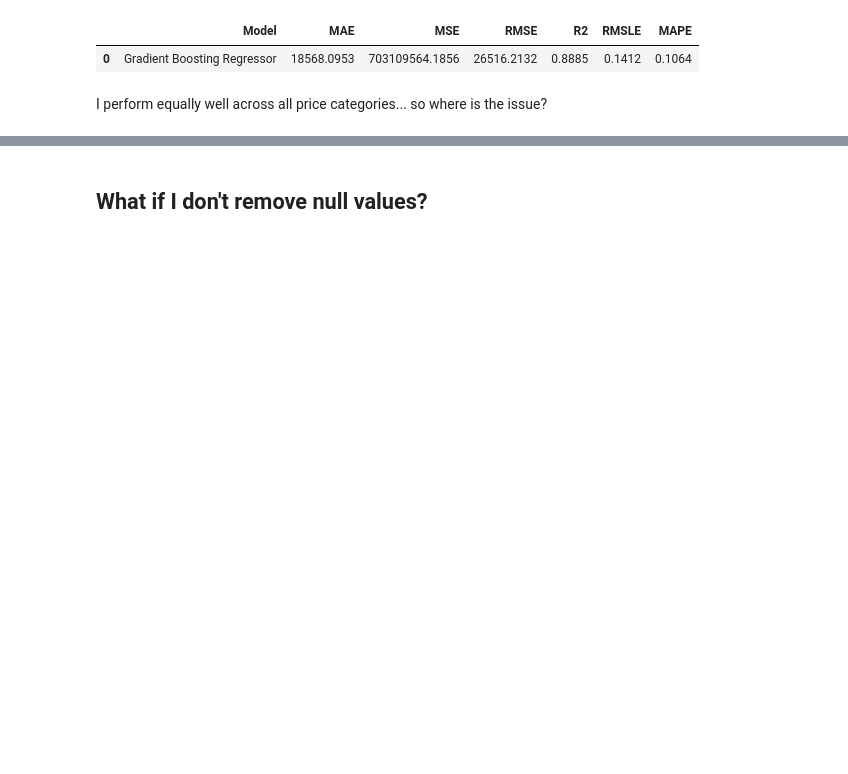
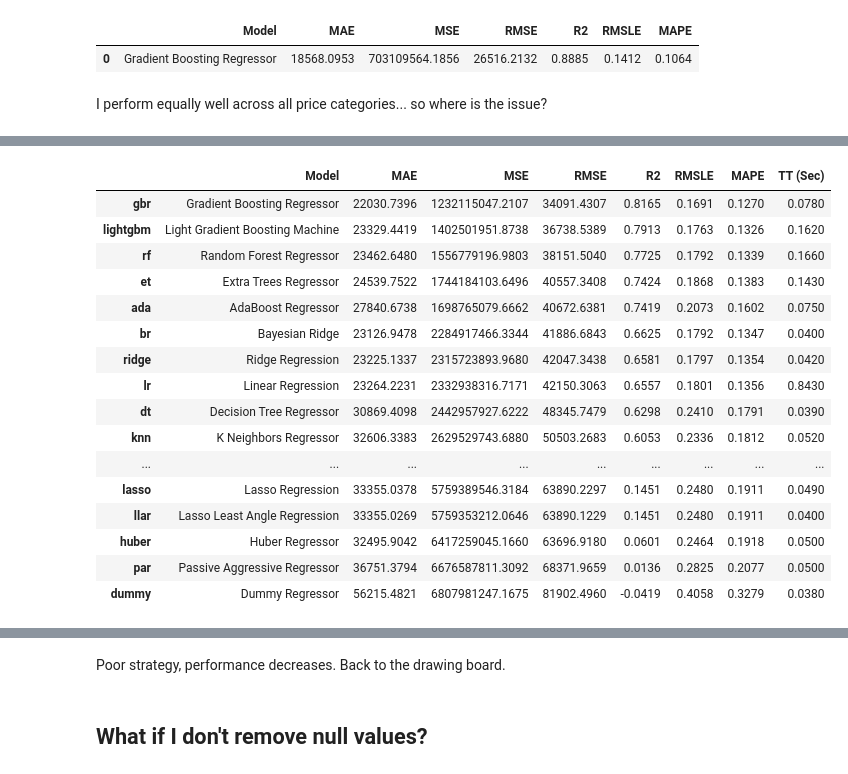
Before and after one commit to sabinagio/house-price-prediction, a Jupyter notebook: notebooks/03-feature-engineering.ipynb, the cells around one changed output, grey strips where cells are left out. Saved outputs shown, nothing was run; the diff lists cells and outputs as text; code cells hidden in the pictures; blank space fills up the shorter version.

```diff
--- a/notebooks/03-feature-engineering.ipynb
+++ b/notebooks/03-feature-engineering.ipynb
@@ -271,0 +349,3 @@ train_pred.sort_values(by='error', ascending=False)
+# %%
+model = compare_models()
+# %% [output]
@@ -271,0 +353,17 @@ train_pred.sort_values(by='error', ascending=False)
+|  | Model | MAE | MSE | RMSE | R2 | RMSLE | MAPE | TT (Sec) |
+| gbr | Gradient Boosting Regressor | 22030.7396 | 1232115047.2107 | 34091.4307 | 0.8165 | 0.1691 | 0.1270 | 0.0780 |
+| lightgbm | Light Gradient Boosting Machine | 23329.4419 | 1402501951.8738 | 36738.5389 | 0.7913 | 0.1763 | 0.1326 | 0.1620 |
+| rf | Random Forest Regressor | 23462.6480 | 1556779196.9803 | 38151.5040 | 0.7725 | 0.1792 | 0.1339 | 0.1660 |
+| et | Extra Trees Regressor | 24539.7522 | 1744184103.6496 | 40557.3408 | 0.7424 | 0.1868 | 0.1383 | 0.1430 |
+| ada | AdaBoost Regressor | 27840.6738 | 1698765079.6662 | 40672.6381 | 0.7419 | 0.2073 | 0.1602 | 0.0750 |
+| br | Bayesian Ridge | 23126.9478 | 2284917466.3344 | 41886.6843 | 0.6625 | 0.1792 | 0.1347 | 0.0400 |
+| ridge | Ridge Regression | 23225.1337 | 2315723893.9680 | 42047.3438 | 0.6581 | 0.1797 | 0.1354 | 0.0420 |
+| lr | Linear Regression | 23264.2231 | 2332938316.7171 | 42150.3063 | 0.6557 | 0.1801 | 0.1356 | 0.8430 |
+| dt | Decision Tree Regressor | 30869.4098 | 2442957927.6222 | 48345.7479 | 0.6298 | 0.2410 | 0.1791 | 0.0390 |
+| knn | K Neighbors Regressor | 32606.3383 | 2629529743.6880 | 50503.2683 | 0.6053 | 0.2336 | 0.1812 | 0.0520 |
+| ... | ... | ... | ... | ... | ... | ... | ... | ... |
+| lasso | Lasso Regression | 33355.0378 | 5759389546.3184 | 63890.2297 | 0.1451 | 0.2480 | 0.1911 | 0.0490 |
+| llar | Lasso Least Angle Regression | 33355.0269 | 5759353212.0646 | 63890.1229 | 0.1451 | 0.2480 | 0.1911 | 0.0400 |
+| huber | Huber Regressor | 32495.9042 | 6417259045.1660 | 63696.9180 | 0.0601 | 0.2464 | 0.1918 | 0.0500 |
+| par | Passive Aggressive Regressor | 36751.3794 | 6676587811.3092 | 68371.9659 | 0.0136 | 0.2825 | 0.2077 | 0.0500 |
+| dummy | Dummy Regressor | 56215.4821 | 6807981247.1675 | 81902.4960 | -0.0419 | 0.4058 | 0.3279 | 0.0380 |
@@ -272,2 +373,4 @@ train_pred.sort_values(by='error', ascending=False)
+# %% [markdown]
+Poor strategy, performance decreases. Back to the drawing board.
 # %% [markdown]
 ## What if I don't remove null values?
```
Also changed, not shown: parts of 16 cells of this notebook, 3 other files.
